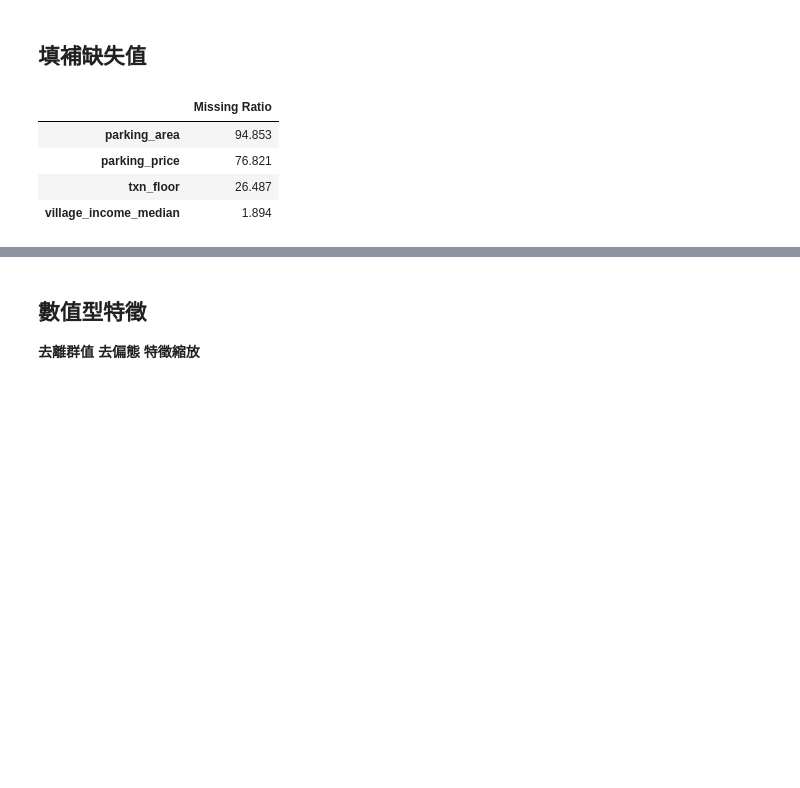
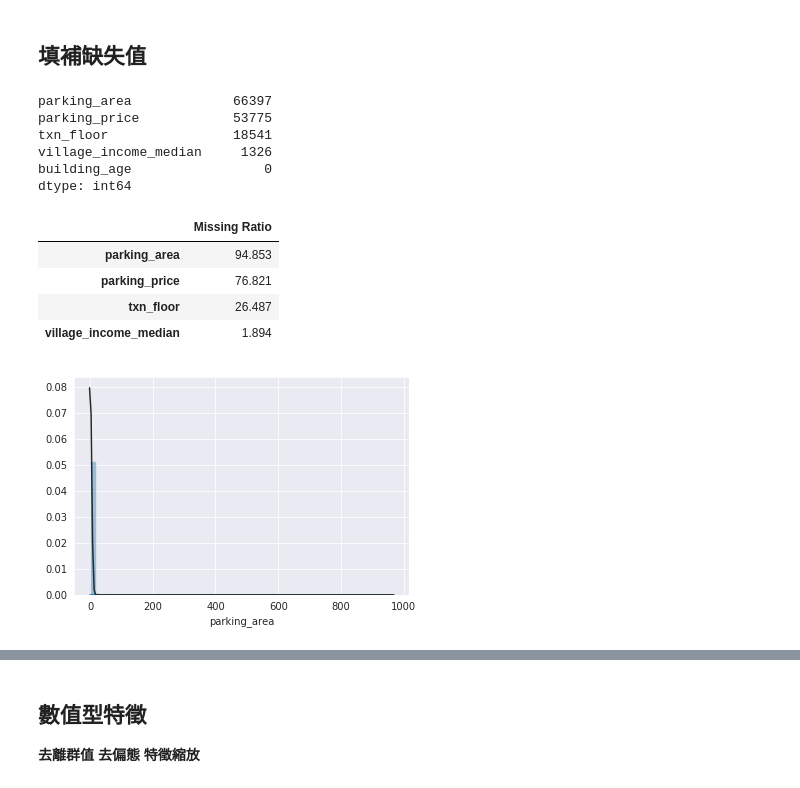
Before and after one commit to chonglun/4th-aia, a Jupyter notebook: tbrain/玉山台灣不動產AI神預測/tbrain-ai-building-total-price.ipynb, the cells around one changed output, grey strips where cells are left out. Cells and saved outputs as stored; diff of their text form; code cells hidden in the pictures; blank space fills up the shorter version.

```diff
--- a/tbrain/玉山台灣不動產AI神預測/tbrain-ai-building-total-price.ipynb
+++ b/tbrain/玉山台灣不動產AI神預測/tbrain-ai-building-total-price.ipynb
@@ -173,6 +180,16 @@ sns.heatmap(corrmat, vmax=0.9, square=True)
 [figure]
 # %% [markdown]
 ## 填補缺失值
+# %%
+# 檢查欄位缺值數量 (去掉.head()可以顯示全部)
+all_data.isnull().sum().sort_values(ascending=False).head()
+# %% [output]
+parking_area             66397
+parking_price            53775
+txn_floor                18541
+village_income_median     1326
+building_age                 0
+dtype: int64
 # %%
 # figure all missing data
 all_data_na = (all_data.isnull().sum() / len(all_data)) * 100
@@ -193,5 +210,10 @@ missing_data.head()
 # %%
 # Handle Missing Features parking_area
 all_data["parking_area"] = all_data["parking_area"].fillna(0)
+
+#Check the new distribution
+sns.distplot(all_data['parking_area'] , fit=norm);
+# %% [output]
+[figure, added]
 # %%
 all_data["parking_price"] = all_data["parking_price"].fillna(0)
```
Also changed, not shown: parts of 23 cells of this notebook.
